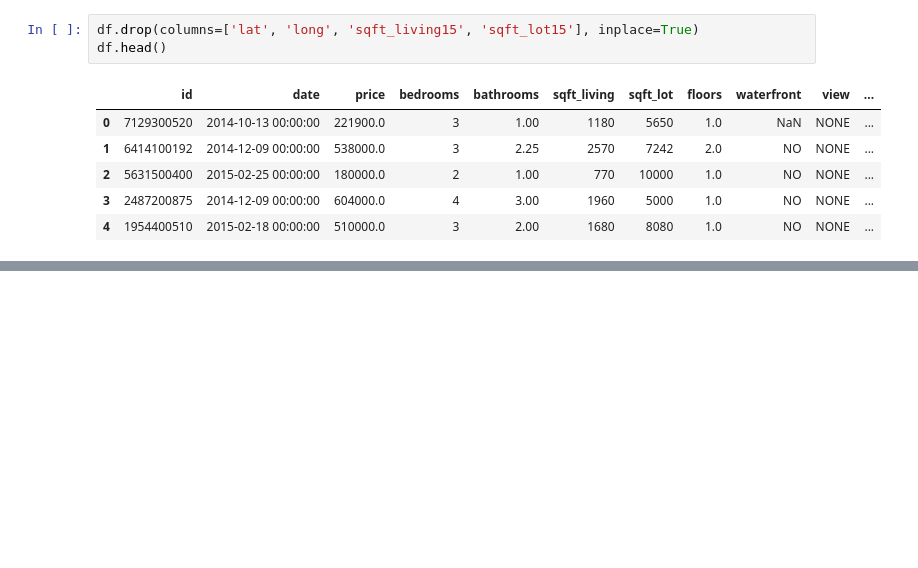
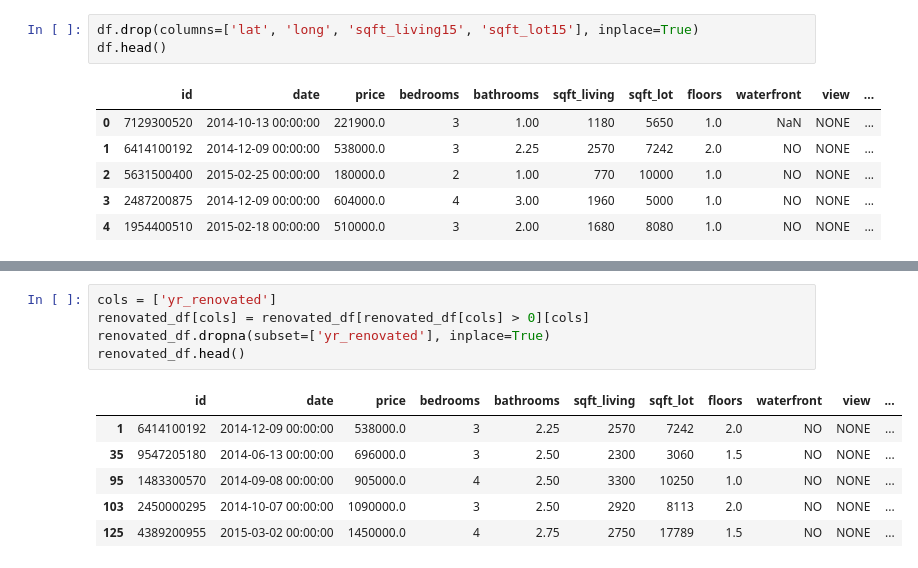
Before and after one commit to smashley-eakland/phase-2-project, a Jupyter notebook: GroupU_Project.ipynb, the cells around one changed output, grey strips where cells are left out. Cells and saved outputs as stored; diff of their text form; blank space fills up the shorter version.

```diff
--- a/GroupU_Project.ipynb
+++ b/GroupU_Project.ipynb
@@ -158,0 +252,12 @@ df.head()
+# %%
+cols = ['yr_renovated']
+renovated_df[cols] = renovated_df[renovated_df[cols] > 0][cols]
+renovated_df.dropna(subset=['yr_renovated'], inplace=True)
+renovated_df.head()
+# %% [output]
+|  | id | date | price | bedrooms | bathrooms | sqft_living | sqft_lot | floors | waterfront | view | ... |
+| 1 | 6414100192 | 2014-12-09 00:00:00 | 538000.0 | 3 | 2.25 | 2570 | 7242 | 2.0 | NO | NONE | ... |
+| 35 | 9547205180 | 2014-06-13 00:00:00 | 696000.0 | 3 | 2.50 | 2300 | 3060 | 1.5 | NO | NONE | ... |
+| 95 | 1483300570 | 2014-09-08 00:00:00 | 905000.0 | 4 | 2.50 | 3300 | 10250 | 1.0 | NO | NONE | ... |
+| 103 | 2450000295 | 2014-10-07 00:00:00 | 1090000.0 | 3 | 2.50 | 2920 | 8113 | 2.0 | NO | NONE | ... |
+| 125 | 4389200955 | 2015-03-02 00:00:00 | 1450000.0 | 4 | 2.75 | 2750 | 17789 | 1.5 | NO | NONE | ... |
```
Also changed, not shown: parts of 9 cells of this notebook.
